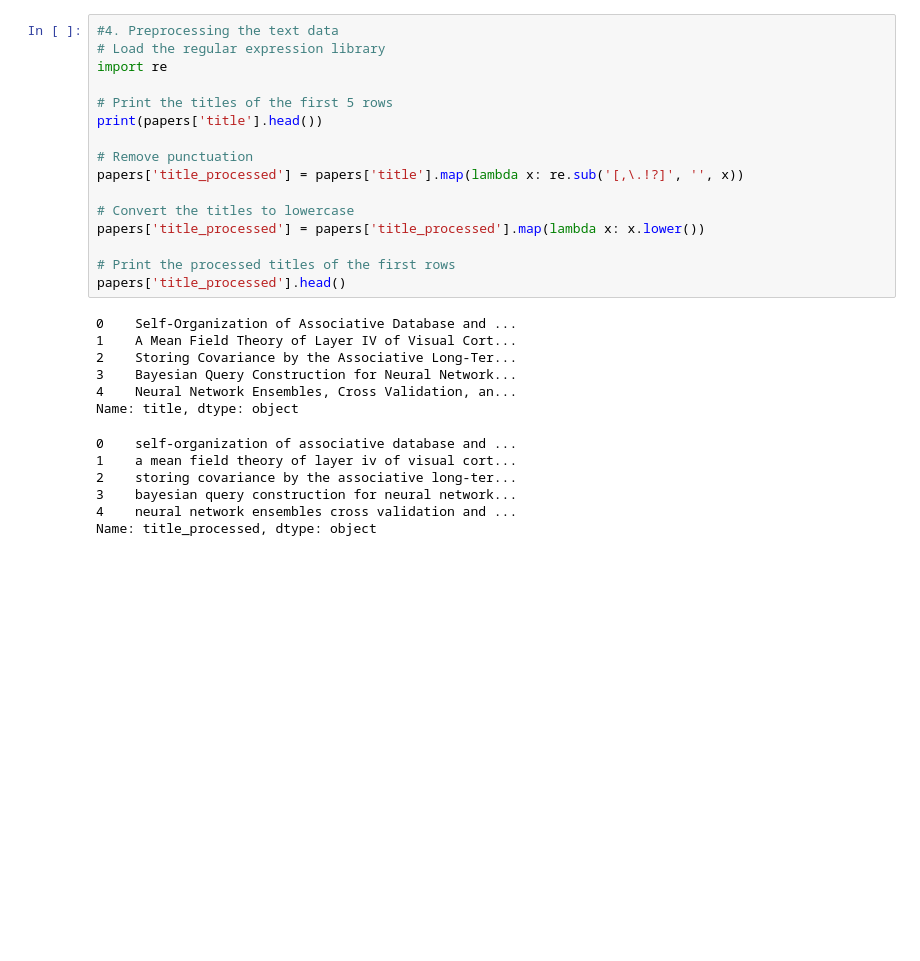
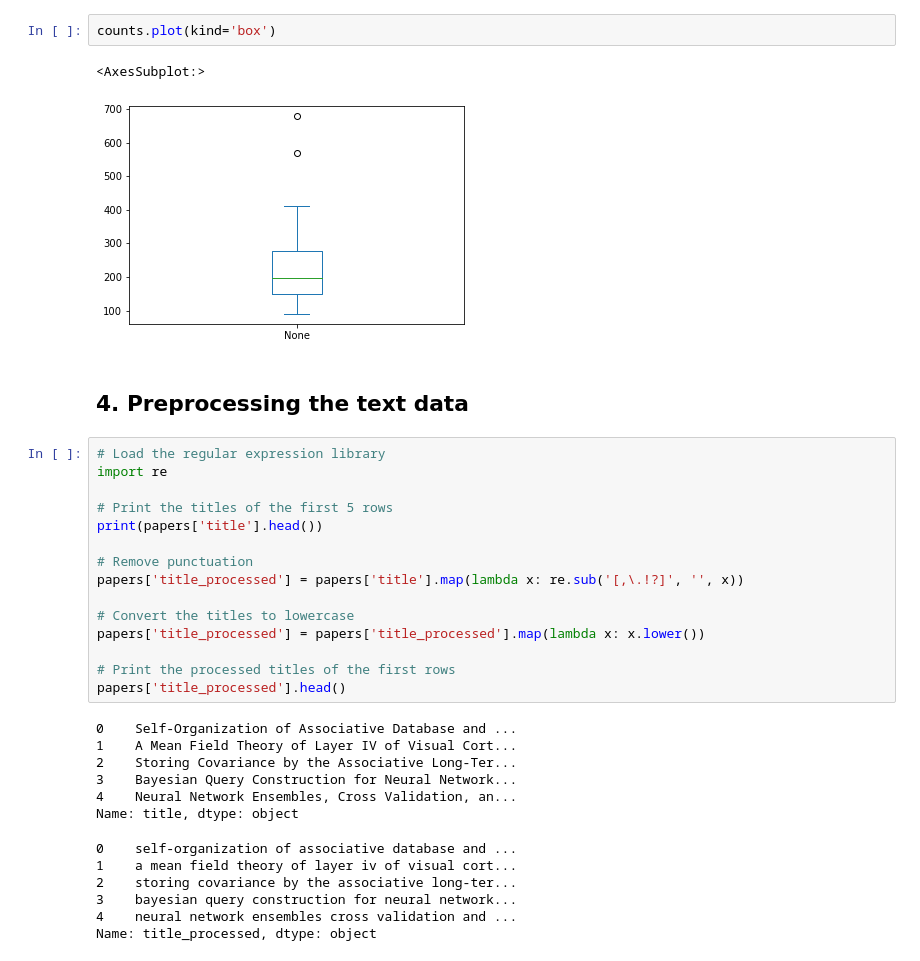
Before and after one commit to hirafs/Prediction-of-the-latest-trends-in-machine-learning, a Jupyter notebook: Latest trend in machine learning.ipynb, the cells around one changed output. Cells and saved outputs as stored; diff of their text form; blank space fills up the shorter version.

```diff
--- a/Latest trend in machine learning.ipynb
+++ b/Latest trend in machine learning.ipynb
@@ -55,5 +75,11 @@ counts.plot(kind='bar');
+# %%
+counts.plot(kind='box')
+# %% [output]
+<AxesSubplot:>
+[figure, added]
+# %% [markdown]
+## 4. Preprocessing the text data
 # %%
-#4. Preprocessing the text data
 # Load the regular expression library
 import re
 
```
Also changed, not shown: parts of 17 cells of this notebook.
